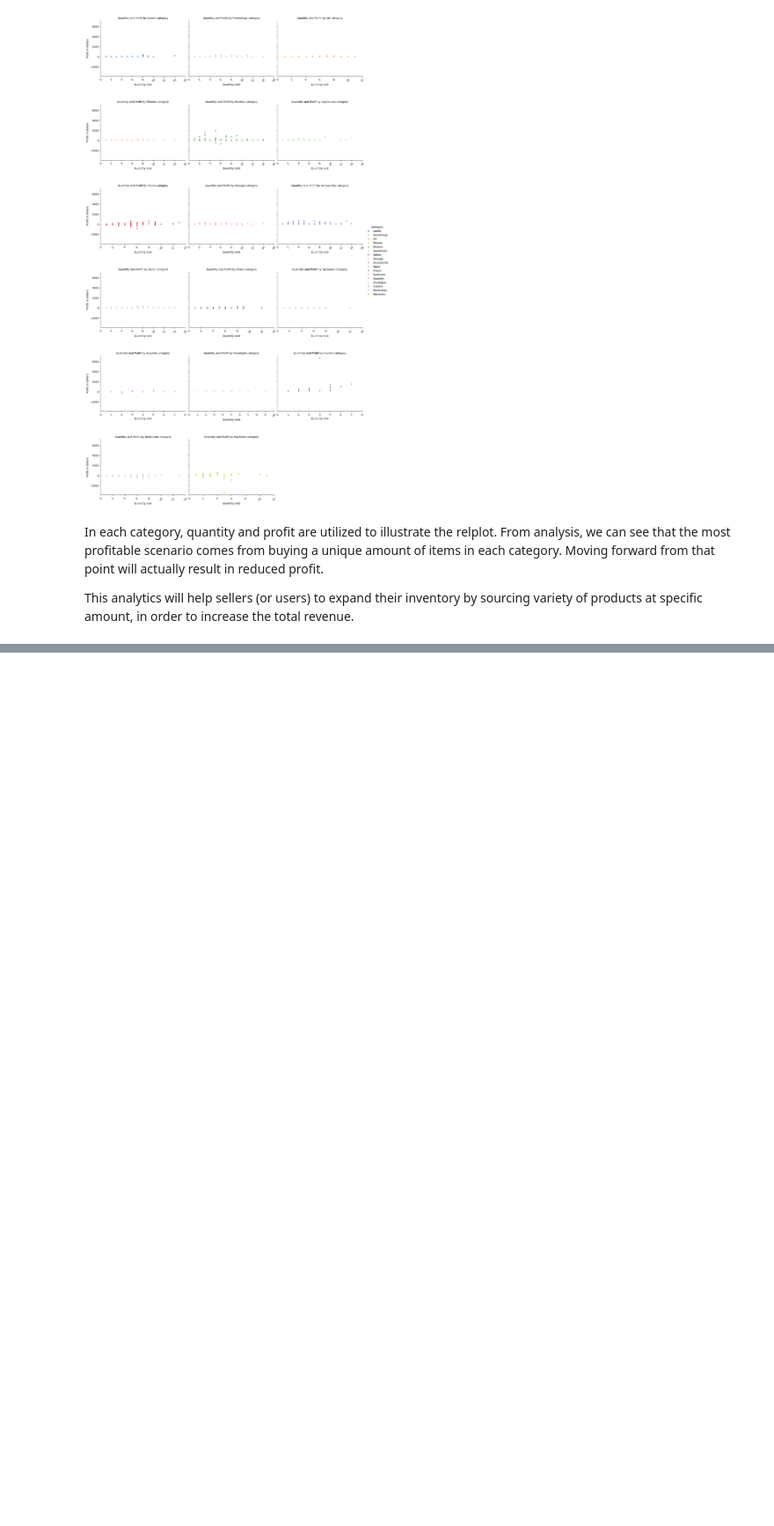
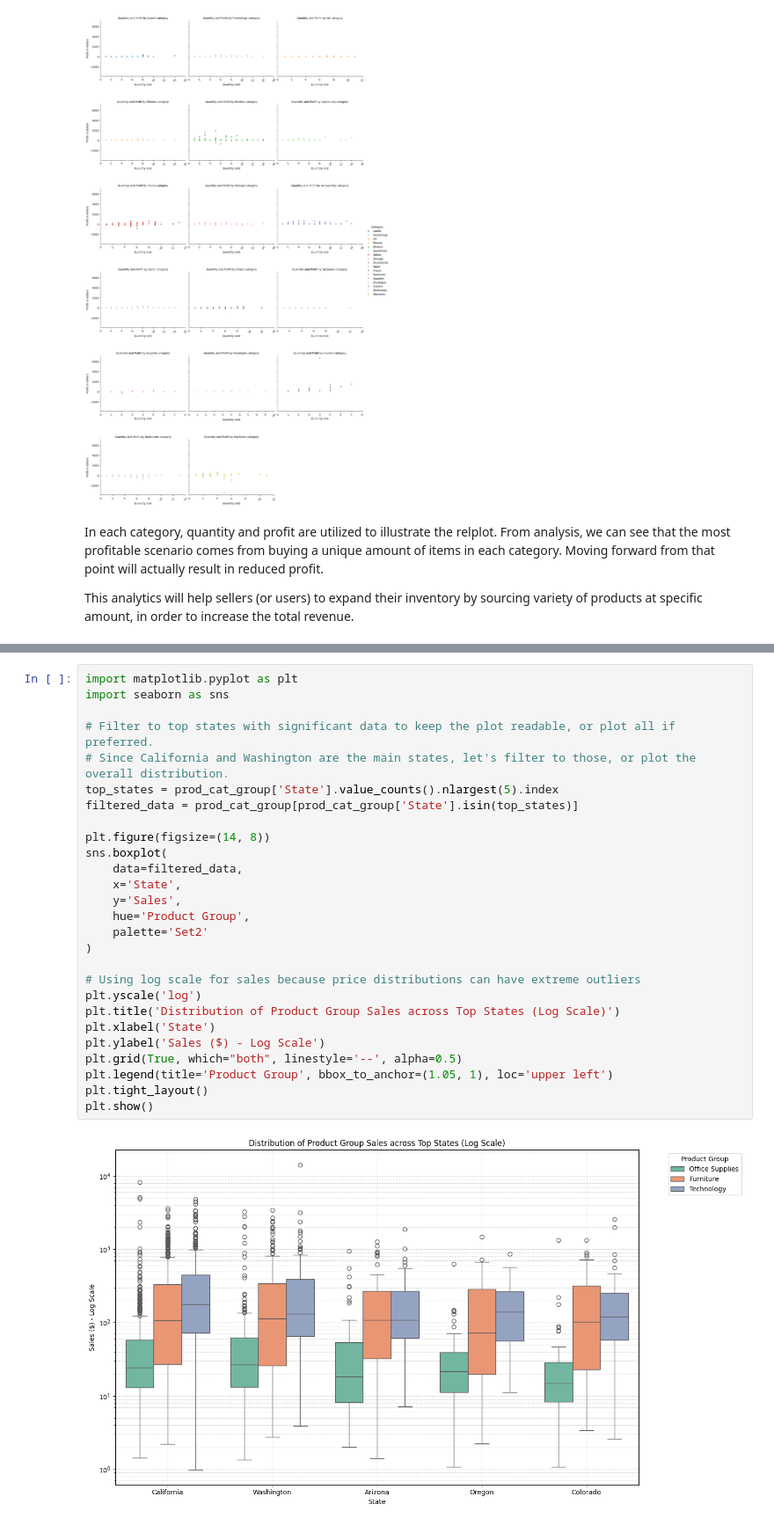
Before and after one commit to sjensen39/CS133_GP1, a Jupyter notebook: project_class_notebooks/P1_initial_exploration.ipynb, the cells around one changed output, grey strips where cells are left out. Shown at 88% size. Cells and saved outputs as stored; diff of their text form; blank space fills up the shorter version.

```diff
--- a/project_class_notebooks/P1_initial_exploration.ipynb
+++ b/project_class_notebooks/P1_initial_exploration.ipynb
@@ -229,0 +389,29 @@ This analytics will help sellers (or users) to expand their inventory by sourcin
+# %%
+import matplotlib.pyplot as plt
+import seaborn as sns
+
+# Filter to top states with significant data to keep the plot readable, or plot all if preferred.
+# Since California and Washington are the main states, let's filter to those, or plot the overall distribution.
+top_states = prod_cat_group['State'].value_counts().nlargest(5).index
+filtered_data = prod_cat_group[prod_cat_group['State'].isin(top_states)]
+
+plt.figure(figsize=(14, 8))
+sns.boxplot(
+    data=filtered_data,
+    x='State',
+    y='Sales',
+    hue='Product Group',
+    palette='Set2'
+)
+
+# Using log scale for sales because price distributions can have extreme outliers
+plt.yscale('log')
+plt.title('Distribution of Product Group Sales across Top States (Log Scale)')
+plt.xlabel('State')
+plt.ylabel('Sales ($) - Log Scale')
+plt.grid(True, which="both", linestyle='--', alpha=0.5)
+plt.legend(title='Product Group', bbox_to_anchor=(1.05, 1), loc='upper left')
+plt.tight_layout()
+plt.show()
+# %% [output]
+[figure, added]
```
Also changed, not shown: parts of 10 cells of this notebook.
